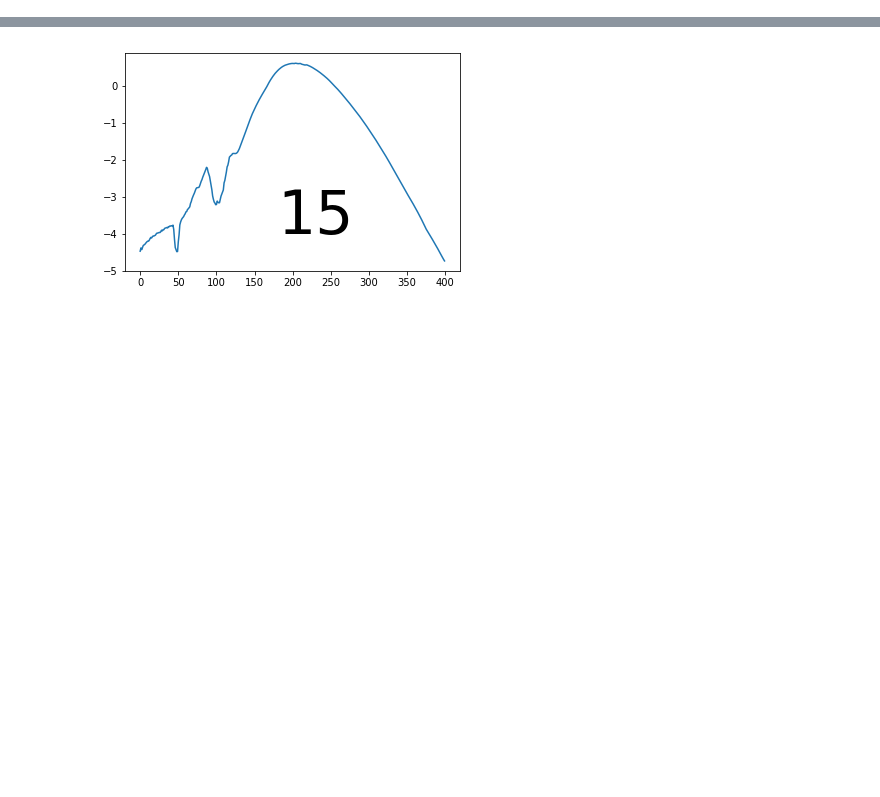
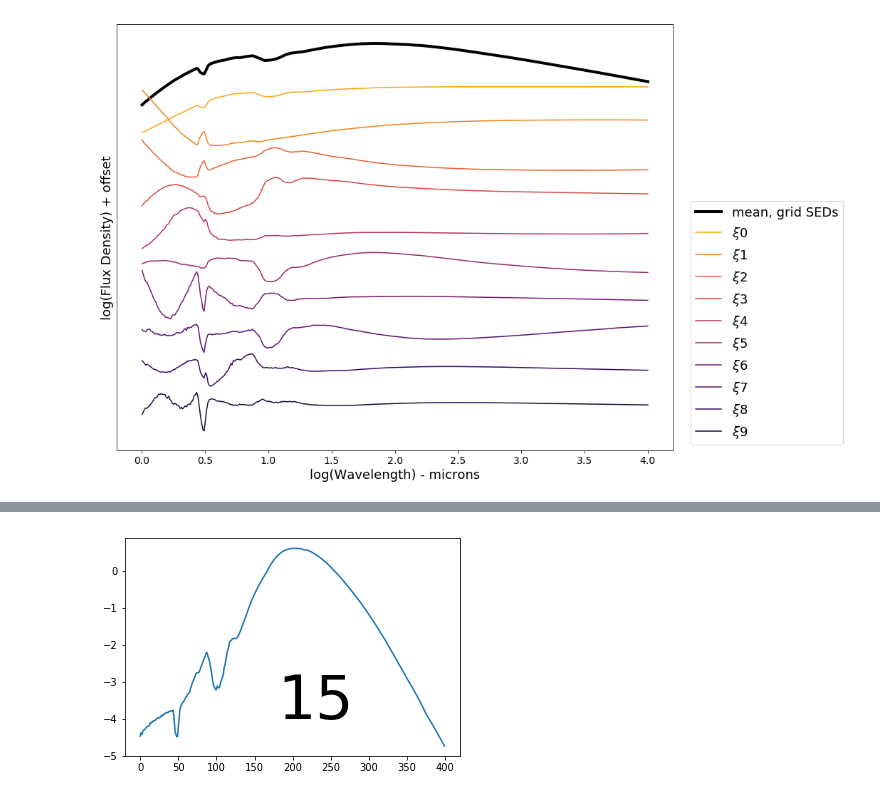
Before and after one commit to elizabethteng/crassula, a Jupyter notebook: figure_factory.ipynb, the cells around one changed output, grey strips where cells are left out. Cells and saved outputs as stored; diff of their text form; code cells hidden in the pictures; blank space fills up the shorter version.

```diff
--- a/figure_factory.ipynb
+++ b/figure_factory.ipynb
@@ -78,13 +97,15 @@ done in 0.059s
 # %%
-colors=plt.cm.viridis(np.linspace(0.1,1,10))
-plt.figure(figsize=(12,10))
-plt.plot(np.log10(xvals),np.mean(cube,axis=0),c='k',label="mean, grid SEDs",lw=3)
+colors=plt.cm.inferno(np.linspace(0.1,0.8,10))
+plt.figure(figsize=(14,11))
+plt.plot(np.log10(xvals),np.mean(cube,axis=0),c='k',label="mean, grid SEDs",lw=4)
 #plt.plot(np.log10(xvals),np.std(cube,axis=0),c='k',label="standard deviation, grid SEDs",linestyle="--")
 for i in range(10):
-    plt.plot(np.log10(xvals),(17+(15-2.5*i))*eigenseds[i]-(5*(i+1)),c=colors[i],label="principal component #"+str(i))
-plt.xlabel("log(Wavelength) - microns").set_fontsize(16)
-plt.ylabel("log(Flux Density) + offset").set_fontsize(16)
-plt.tick_params(axis='x',labelsize=12)
+    plt.plot(np.log10(xvals),(17+(15-2.5*i))*eigenseds[i]-(5*(i+1)),c=colors[-i-1],label=r'$\xi$'+(str(i)))
+plt.xlabel("log(Wavelength) - microns").set_fontsize(18)
+plt.ylabel("log(Flux Density) + offset").set_fontsize(18)
+plt.tick_params(axis='x',labelsize=14)
 plt.tick_params(axis='y',left=False,labelleft=False)
-plt.legend(bbox_to_anchor=(1.02, 1))
+plt.legend(bbox_to_anchor=(1.02, 0.6),prop={'size':18})
 plt.show()
+# %% [output]
+[figure, added]
```
Also changed, not shown: parts of 12 cells of this notebook, 1 other file.
